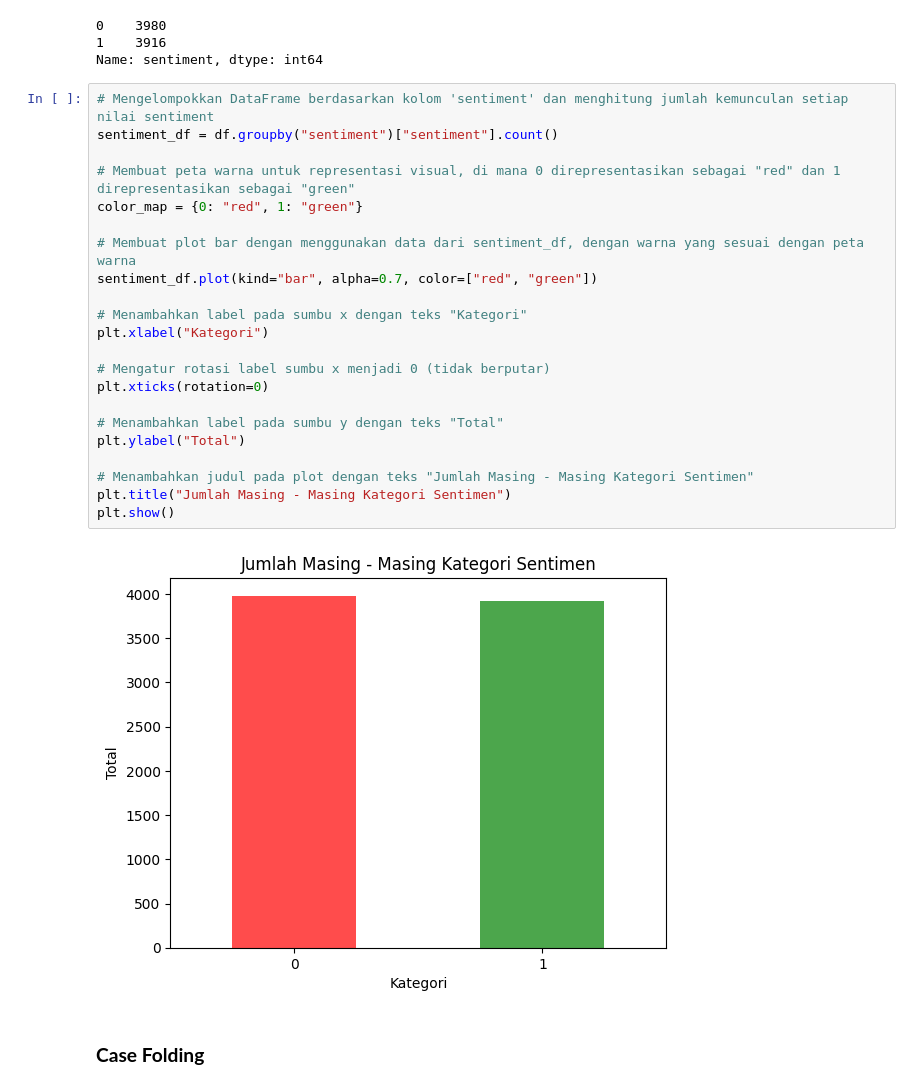
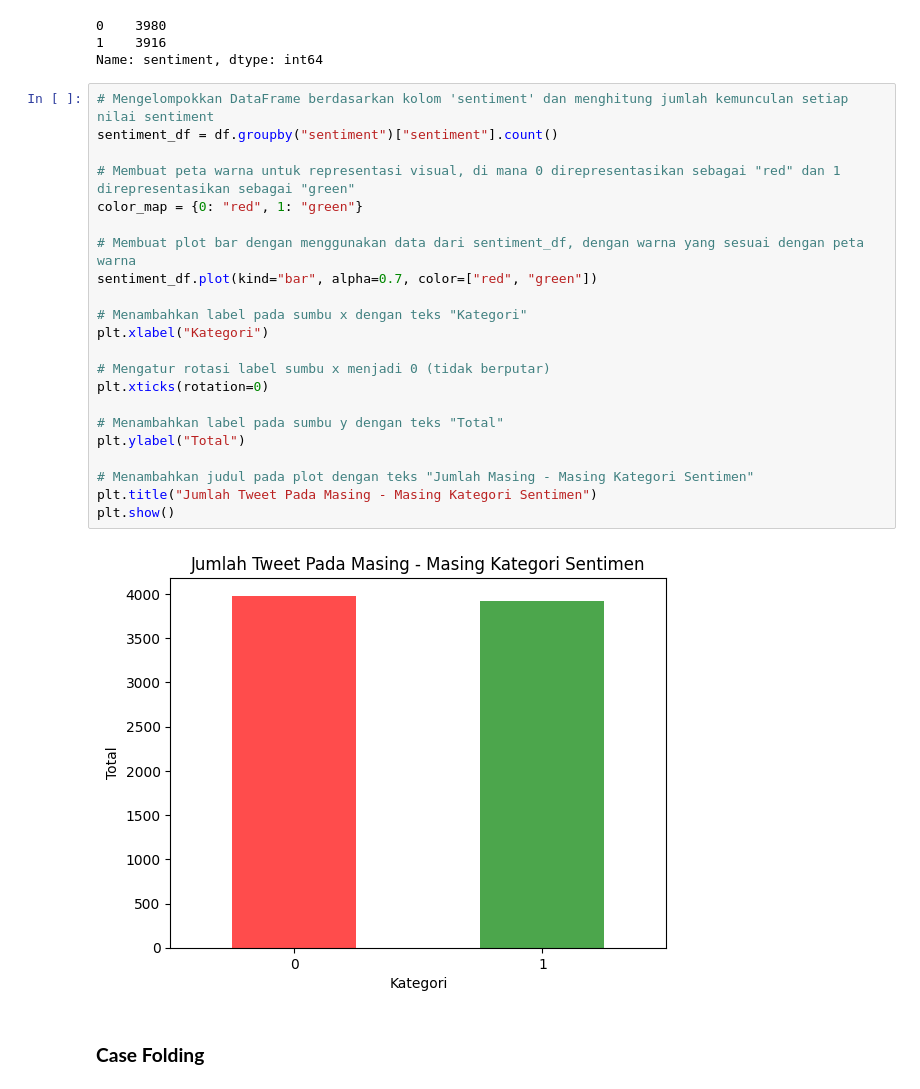
Before and after one commit to anggawidiarta/SentimentAnalysis-XGBoost, a Jupyter notebook: code/preprocessing_data.ipynb, the cells around one changed output. Saved outputs shown, nothing was run; the diff lists cells and outputs as text.

```diff
--- a/code/preprocessing_data.ipynb
+++ b/code/preprocessing_data.ipynb
@@ -747,27 +403,27 @@ Name: sentiment, dtype: int64
 # %%
 # Mengelompokkan DataFrame berdasarkan kolom 'sentiment' dan menghitung jumlah kemunculan setiap nilai sentiment
 sentiment_df = df.groupby("sentiment")["sentiment"].count()
 
 # Membuat peta warna untuk representasi visual, di mana 0 direpresentasikan sebagai "red" dan 1 direpresentasikan sebagai "green"
 color_map = {0: "red", 1: "green"}
 
 # Membuat plot bar dengan menggunakan data dari sentiment_df, dengan warna yang sesuai dengan peta warna
 sentiment_df.plot(kind="bar", alpha=0.7, color=["red", "green"])
 
 # Menambahkan label pada sumbu x dengan teks "Kategori"
 plt.xlabel("Kategori")
 
 # Mengatur rotasi label sumbu x menjadi 0 (tidak berputar)
 plt.xticks(rotation=0)
 
 # Menambahkan label pada sumbu y dengan teks "Total"
 plt.ylabel("Total")
 
 # Menambahkan judul pada plot dengan teks "Jumlah Masing - Masing Kategori Sentimen"
-plt.title("Jumlah Masing - Masing Kategori Sentimen")
+plt.title("Jumlah Tweet Pada Masing - Masing Kategori Sentimen")
 plt.show()
 # %% [output]
-[figure, old version]
+[figure, new version]
 # %% [markdown]
 ### **Case Folding**
 # %%
```
Also changed, not shown: parts of 44 cells of this notebook, 4 other files.
